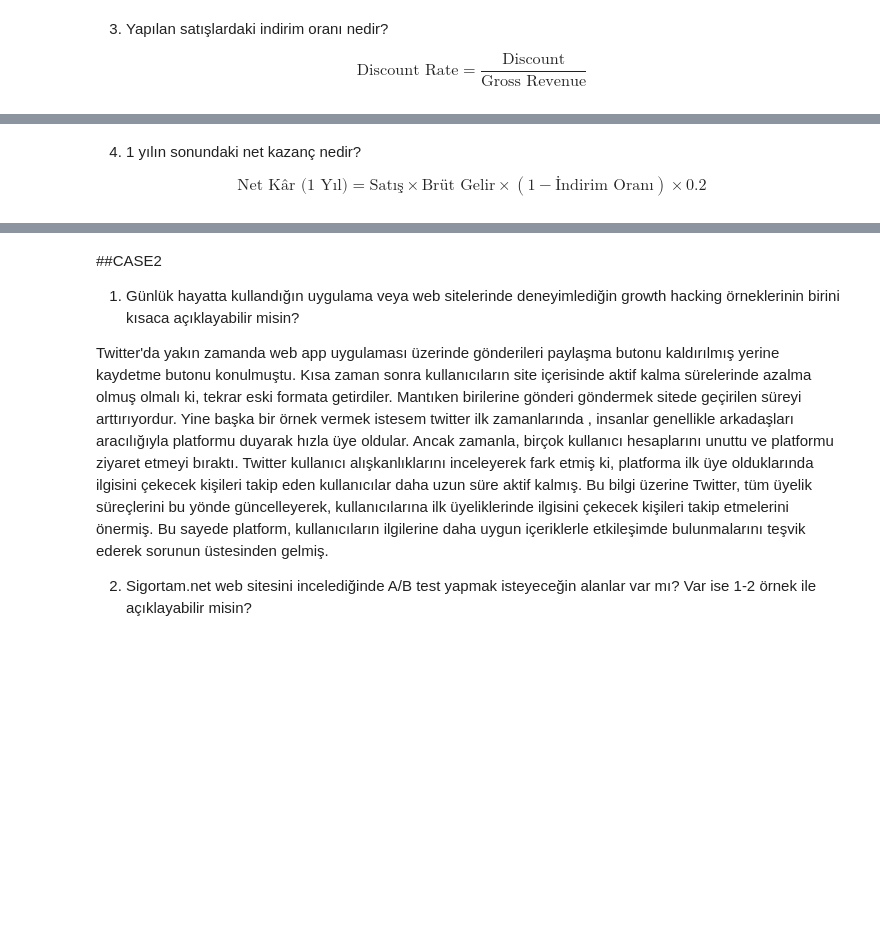
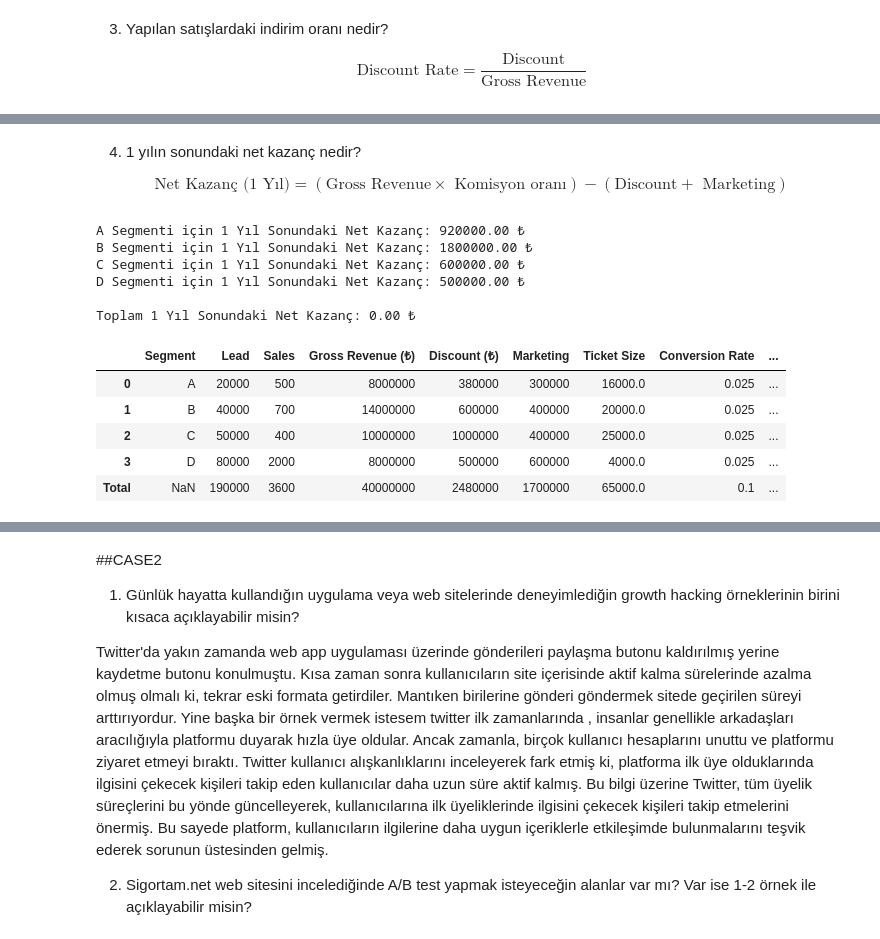
Before and after one commit to beriaacan/Random-exercise, a Jupyter notebook: sigortam_case.ipynb, the cells around one changed output, grey strips where cells are left out. Drawn from its saved outputs; the diff is of its cells as text; code cells hidden in the pictures; blank space fills up the shorter version.

```diff
--- a/sigortam_case.ipynb
+++ b/sigortam_case.ipynb
@@ -274,5 +301,47 @@ df
 4. 1 yılın sonundaki net kazanç nedir?
 
 $$
-\text{Net Kâr (1 Yıl)} = \text{Satış} \times \text{Brüt Gelir} \times (1 - \text{İndirim Oranı}) \times 0.2
+\text{Net Kazanç (1 Yıl)} = (\text{Gross Revenue} \times \text{ Komisyon oranı} )-(\text{Discount} + \text{ Marketing} )
 $$
+# %%
+
+def calculate_profit_1_year(gross_revenue, discount, marketing, commission_rate=0.2):
+    return (gross_revenue * commission_rate) - (discount + marketing)
+# %%
+for index, row in df.iterrows():
+    if index == 'Total':
+        continue
+
+    segment = row['Segment']
+    gross_revenue = row['Gross Revenue  (₺)']
+    discount = row['Discount (₺)']
+    marketing = row['Marketing']
+
+
+    profit_1_year = calculate_profit_1_year(gross_revenue, discount, marketing)
+
+
+    print(f"{segment} Segmenti için 1 Yıl Sonundaki Net Kazanç: {profit_1_year:.2f} ₺")
+
+
+    df.at[index, 'Profit (1 year)'] = profit_1_year
+
+
+total_profit_1_year = df.loc['Total', 'Profit (1 year)']
+print(f"\nToplam 1 Yıl Sonundaki Net Kazanç: {total_profit_1_year:.2f} ₺\n")
+
+df.loc['Total', 'Profit (1 year)'] = df.iloc[:-1]['Profit (1 year)'].sum()
+df
+# %% [output]
+A Segmenti için 1 Yıl Sonundaki Net Kazanç: 920000.00 ₺
+B Segmenti için 1 Yıl Sonundaki Net Kazanç: 1800000.00 ₺
+C Segmenti için 1 Yıl Sonundaki Net Kazanç: 600000.00 ₺
+D Segmenti için 1 Yıl Sonundaki Net Kazanç: 500000.00 ₺
+
+Toplam 1 Yıl Sonundaki Net Kazanç: 0.00 ₺
+|  | Segment | Lead | Sales | Gross Revenue (₺) | Discount (₺) | Marketing | Ticket Size | Conversion Rate | ... |
+| 0 | A | 20000 | 500 | 8000000 | 380000 | 300000 | 16000.0 | 0.025 | ... |
+| 1 | B | 40000 | 700 | 14000000 | 600000 | 400000 | 20000.0 | 0.025 | ... |
+| 2 | C | 50000 | 400 | 10000000 | 1000000 | 400000 | 25000.0 | 0.025 | ... |
+| 3 | D | 80000 | 2000 | 8000000 | 500000 | 600000 | 4000.0 | 0.025 | ... |
+| Total | NaN | 190000 | 3600 | 40000000 | 2480000 | 1700000 | 65000.0 | 0.1 | ... |
```
Also changed, not shown: parts of 20 cells of this notebook.
